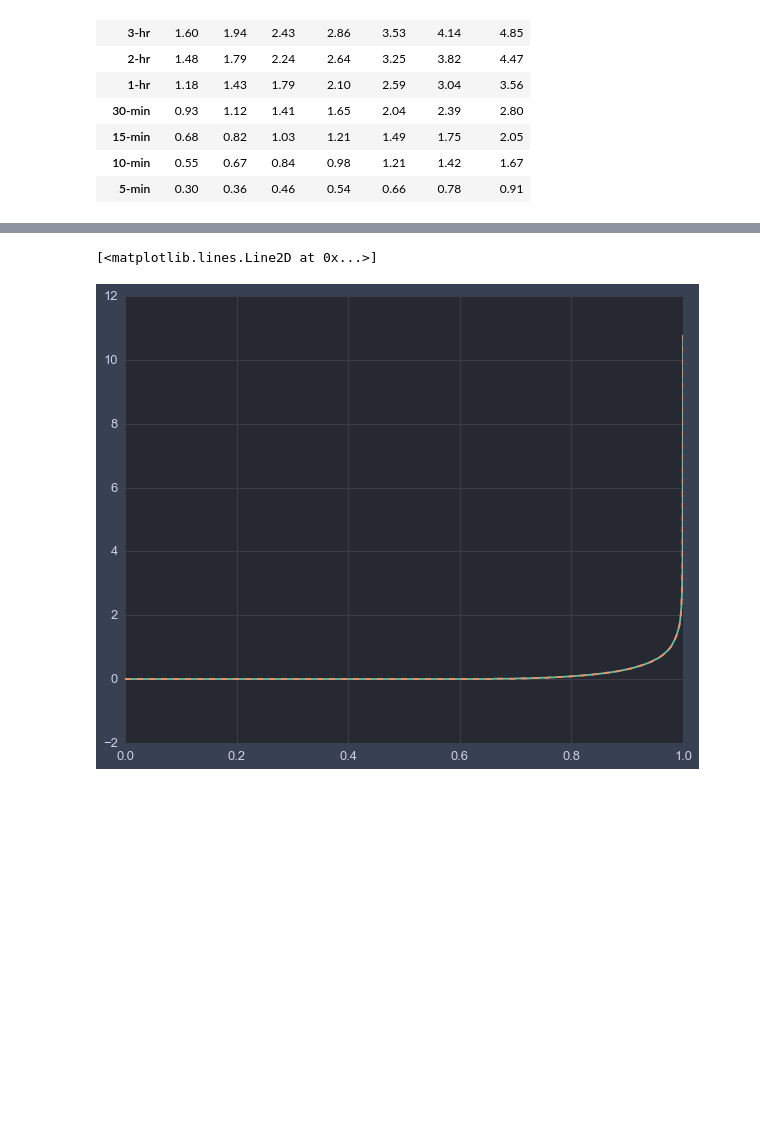
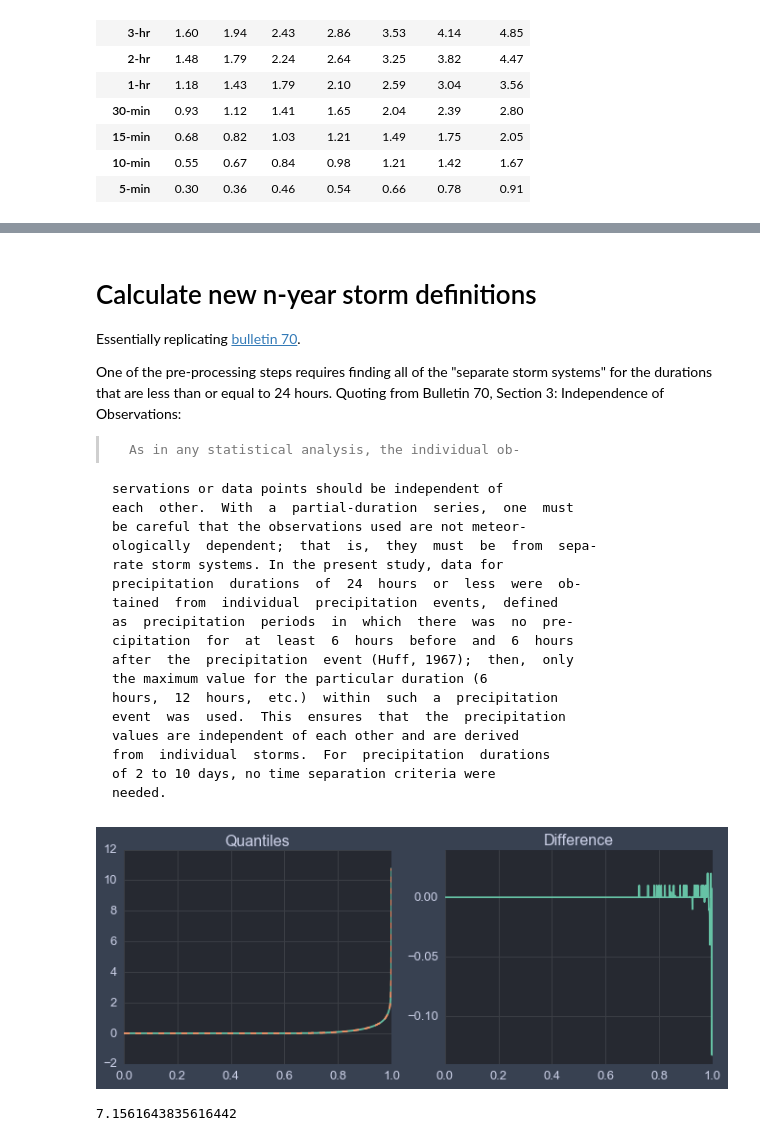
Before and after one commit to kbrose/rain, a Jupyter notebook: n-year/notebooks/calculating-new-definitions.ipynb, the cells around one changed output, grey strips where cells are left out. Drawn from its saved outputs; the diff is of its cells as text; code cells hidden in the pictures; blank space fills up the shorter version.

```diff
--- a/n-year/notebooks/calculating-new-definitions.ipynb
+++ b/n-year/notebooks/calculating-new-definitions.ipynb
@@ -17,7 +17,7 @@ sns.set(rc={'text.color':'#cdd2e9',
             'ytick.color':'#cdd2e9',
             'xtick.labelsize':13,
             'ytick.labelsize':13,
-            'axes.titlesize':15,
+            'axes.titlesize':16,
             'legend.fontsize':14,
-            'figure.figsize':(10,8)})
+            'figure.figsize':(11,8)})
 sns.set_palette(sns.color_palette("Set2", 8))
@@ -162,0 +147,25 @@ def get_independent_storms():
+# %% [markdown]
+# Calculate new n-year storm definitions
+
+Essentially replicating [bulletin 70](http://www.isws.illinois.edu/atmos/statecli/RF/download.htm).
+
+One of the pre-processing steps requires finding all of the "separate storm systems" for the durations that are less than or equal to 24 hours. Quoting from Bulletin 70, Section 3: Independence of Observations:
+
+>     As in any statistical analysis, the individual ob-
+    servations or data points should be independent of
+    each  other.  With  a  partial-duration  series,  one  must
+    be careful that the observations used are not meteor-
+    ologically  dependent;  that  is,  they  must  be  from  sepa-
+    rate storm systems. In the present study, data for
+    precipitation  durations  of  24  hours  or  less  were  ob-
+    tained  from  individual  precipitation  events,  defined
+    as  precipitation  periods  in  which  there  was  no  pre-
+    cipitation  for  at  least  6  hours  before  and  6  hours
+    after  the  precipitation  event (Huff, 1967);  then,  only
+    the maximum value for the particular duration (6
+    hours,  12  hours,  etc.)  within  such  a  precipitation
+    event  was  used.  This  ensures  that  the  precipitation
+    values are independent of each other and are derived
+    from  individual  storms.  For  precipitation  durations
+    of 2 to 10 days, no time separation criteria were
+    needed.
@@ -163,10 +181,23 @@ def get_independent_storms():
 # %%
 ps = np.linspace(0,1,1000)
-plt.plot(chi_rain_series.rolling(window=int(24), min_periods=0).sum().quantile(ps))
-plt.hold(True)
-plt.plot(chi_rain_series.resample('24H').sum().dropna().quantile(ps), '--')
+f, (ax1, ax2) = plt.subplots(1, 2, sharex=True, figsize=(11,4))
+
+ax1.set_title('Quantiles')
+ax1.plot(chi_rain_series.rolling(window=int(24), min_periods=0).sum().quantile(ps))
+ax1.hold(True)
+ax1.plot(chi_rain_series.resample('24H').sum().dropna().quantile(ps), '--')
+
+ax2.set_title('Difference')
+_ = ax2.plot(ps,
+    chi_rain_series.rolling(window=int(24), min_periods=0).sum().quantile(ps) -
+         chi_rain_series.resample('24H').sum().dropna().quantile(ps)
+)
 # We hope that these will match well. One is generated using (somewhat) independent
 # observations, and the other is generated using highly dependent observations.
 # %% [output]
-[<matplotlib.lines.Line2D at 0x...>]
-[figure, old version]
+[figure, new version]
+# %%
+(len(chi_rain_series.resample('24H').sum().dropna()) / 365.0) / \
+    sum(chi_rain_series.resample('24H').sum().dropna() >= 6.46)
+# %% [output]
+7.1561643835616442
```
Also changed, not shown: parts of 10 cells of this notebook.
